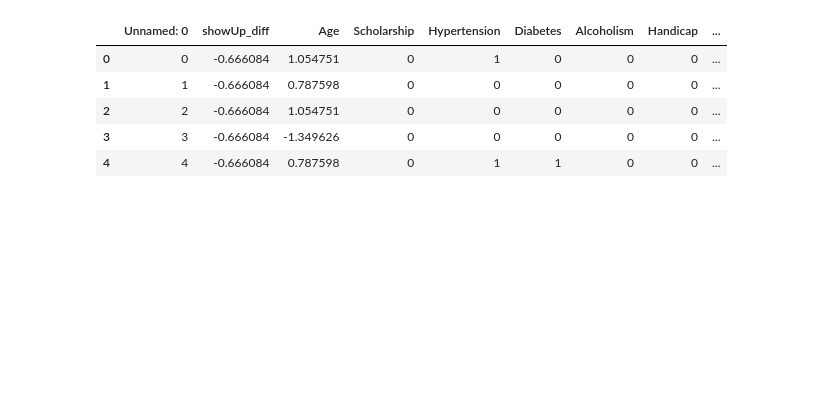
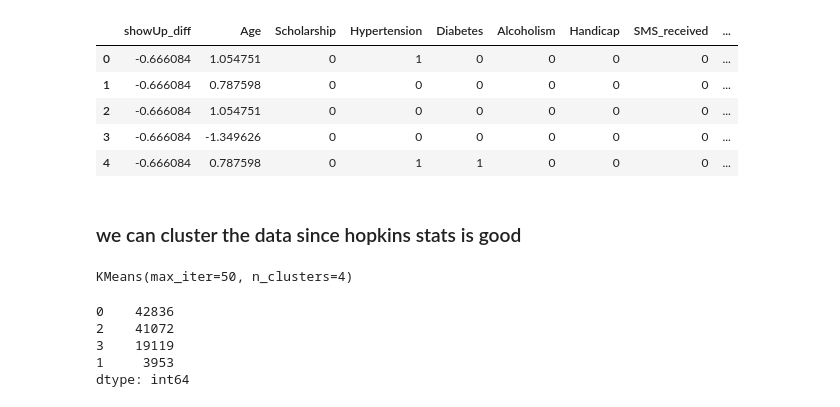
Before and after one commit to Milan1508/HealthCare_Data_Analysis, a Jupyter notebook: model_logistic.ipynb, the cells around one changed output. Drawn from its saved outputs; the diff is of its cells as text; code cells hidden in the pictures; blank space fills up the shorter version.

```diff
--- a/model_logistic.ipynb
+++ b/model_logistic.ipynb
@@ -12,11 +12,12 @@ from sklearn.cluster import KMeans
 from sklearn.metrics import silhouette_score
 # %%
 df = pd.read_csv("Data_processed.csv")
+df.drop("Unnamed: 0", axis=1, inplace=True)
 df.head()
 # %% [output]
-|  | Unnamed: 0 | showUp_diff | Age | Scholarship | Hypertension | Diabetes | Alcoholism | Handicap | ... |
-| 0 | 0 | -0.666084 | 1.054751 | 0 | 1 | 0 | 0 | 0 | ... |
-| 1 | 1 | -0.666084 | 0.787598 | 0 | 0 | 0 | 0 | 0 | ... |
-| 2 | 2 | -0.666084 | 1.054751 | 0 | 0 | 0 | 0 | 0 | ... |
-| 3 | 3 | -0.666084 | -1.349626 | 0 | 0 | 0 | 0 | 0 | ... |
-| 4 | 4 | -0.666084 | 0.787598 | 0 | 1 | 1 | 0 | 0 | ... |
+|  | showUp_diff | Age | Scholarship | Hypertension | Diabetes | Alcoholism | Handicap | SMS_received | ... |
+| 0 | -0.666084 | 1.054751 | 0 | 1 | 0 | 0 | 0 | 0 | ... |
+| 1 | -0.666084 | 0.787598 | 0 | 0 | 0 | 0 | 0 | 0 | ... |
+| 2 | -0.666084 | 1.054751 | 0 | 0 | 0 | 0 | 0 | 0 | ... |
+| 3 | -0.666084 | -1.349626 | 0 | 0 | 0 | 0 | 0 | 0 | ... |
+| 4 | -0.666084 | 0.787598 | 0 | 1 | 1 | 0 | 0 | 0 | ... |
@@ -22,0 +26,16 @@ df.head()
+# %% [markdown]
+### we can cluster the data since hopkins stats is good
+# %%
+kmeans = KMeans(n_clusters=4, max_iter=50)
+kmeans.fit(df.drop('show', axis=1))
+# %% [output]
+KMeans(max_iter=50, n_clusters=4)
+# %%
+lbl = pd.DataFrame(kmeans.labels_)
+lbl.value_counts()
+# %% [output]
+0    42836
+2    41072
+3    19119
+1     3953
+dtype: int64
```
Also changed, not shown: parts of 3 cells of this notebook, 2 other files.
